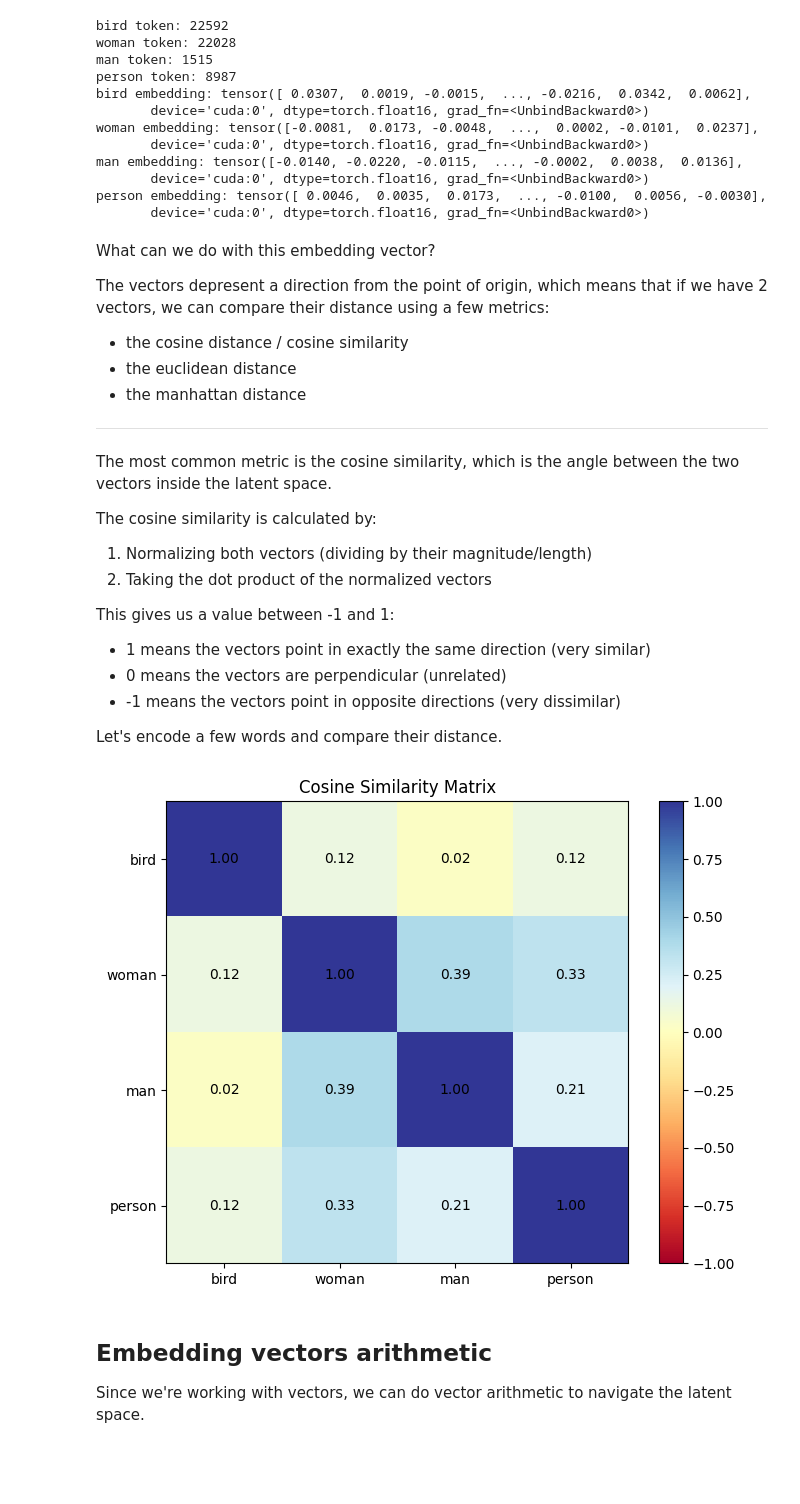
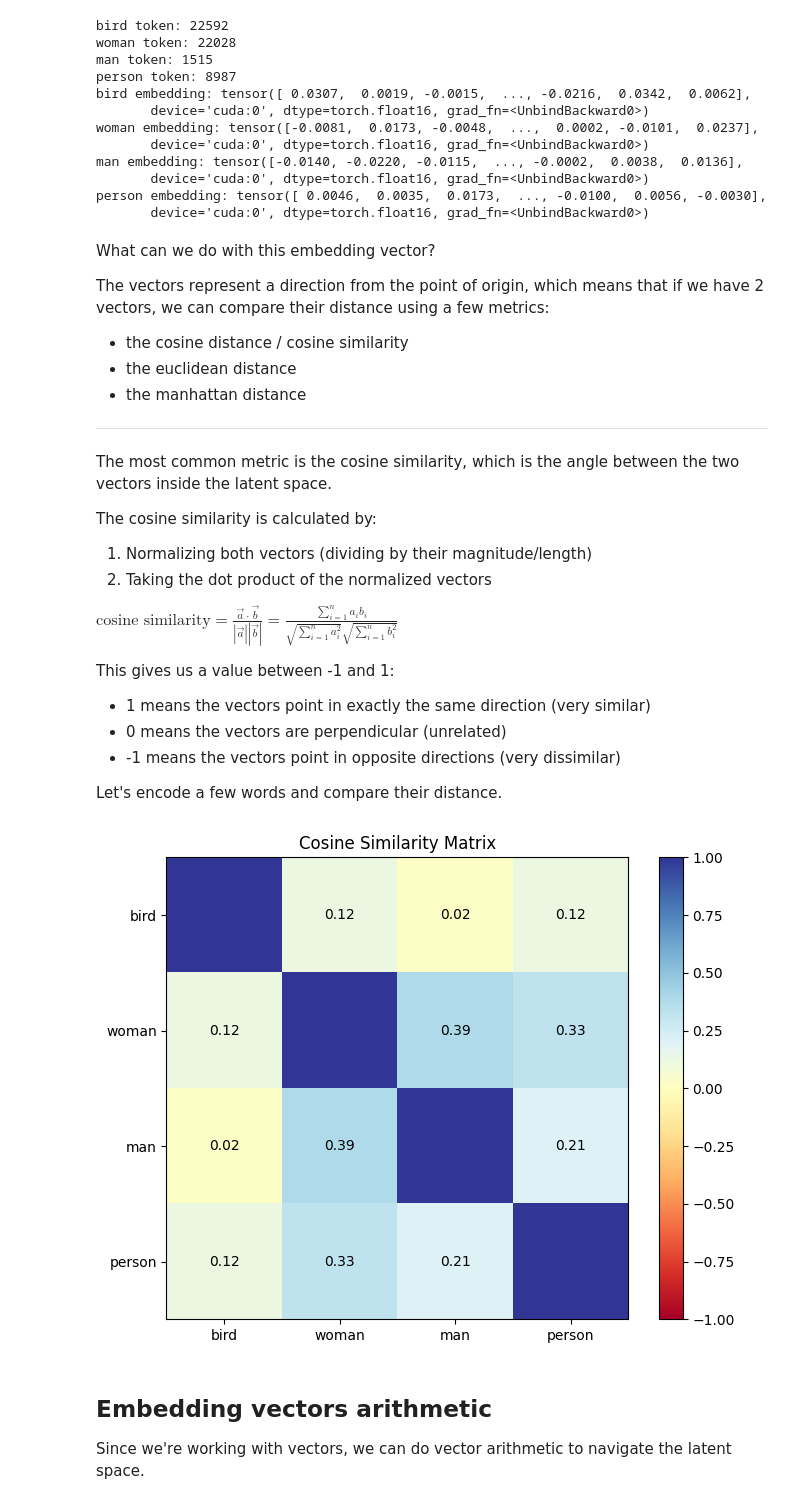
Before and after one commit to legraphista/llm-lab, a Jupyter notebook: 06_embeddings_and_rag/06_embedding_and_rag.ipynb, the cells around one changed output. Cells and saved outputs as stored; diff of their text form; code cells hidden in the pictures; blank space fills up the shorter version.

```diff
--- a/06_embeddings_and_rag/06_embedding_and_rag.ipynb
+++ b/06_embeddings_and_rag/06_embedding_and_rag.ipynb
@@ -77,7 +84,7 @@ person embedding: tensor([ 0.0046,  0.0035,  0.0173,  ..., -0.0100,  0.0056, -0.
 # %% [markdown]
 What can we do with this embedding vector?
 
-The vectors depresent a direction from the point of origin, which means that if we have 2 vectors, we can compare their distance using a few metrics:
+The vectors represent a direction from the point of origin, which means that if we have 2 vectors, we can compare their distance using a few metrics:
 - the cosine distance / cosine similarity
 - the euclidean distance
 - the manhattan distance
@@ -90,6 +97,9 @@ The cosine similarity is calculated by:
 1. Normalizing both vectors (dividing by their magnitude/length)
 2. Taking the dot product of the normalized vectors
 
+$\text{cosine similarity} = \frac{\vec{a} \cdot \vec{b}}{|\vec{a}| |\vec{b}|} = \frac{\sum_{i=1}^n a_i b_i}{\sqrt{\sum_{i=1}^n a_i^2} \sqrt{\sum_{i=1}^n b_i^2}}$
+
+
 This gives us a value between -1 and 1:
 - 1 means the vectors point in exactly the same direction (very similar)
 - 0 means the vectors are perpendicular (unrelated)
@@ -109,34 +119,34 @@ def cosine_similarity(v1, v2):
 # %%
 import matplotlib.pyplot as plt
 import numpy as np
 
 # Calculate similarity matrix
 similarity_matrix = torch.zeros((len(words), len(words)))
 
 for i in range(len(words)):
     for j in range(len(words)):
-        similarity_matrix[i, j] = cosine_similarity(embeddings[i], embeddings[j])
+        similarity_matrix[i, j] = cosine_similarity(embeddings[i], embeddings[j]) if i != j else 1
 
 # Create heatmap
 plt.figure(figsize=(8, 6))
 plt.imshow(similarity_matrix, cmap="RdYlBu", vmin=-1, vmax=1)
 
 # Add labels
 plt.xticks(range(len(words)), words)
 plt.yticks(range(len(words)), words)
 
 # Add colorbar
 plt.colorbar()
 
 # Add values in cells
 for i in range(len(words)):
     for j in range(len(words)):
-        plt.text(j, i, f"{similarity_matrix[i,j]:.2f}", ha="center", va="center")
+        plt.text(j, i, f"{similarity_matrix[i,j]:.2f}" if i != j else "", ha="center", va="center")
 
 plt.title("Cosine Similarity Matrix")
 plt.show()
 # %% [output]
-[figure, old version]
+[figure, new version]
 # %% [markdown]
 ## Embedding vectors arithmetic
 
```
Also changed, not shown: parts of 16 cells of this notebook.
